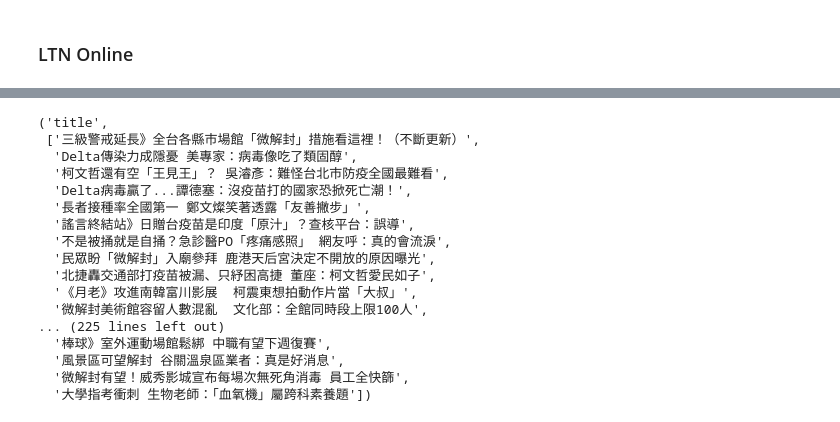
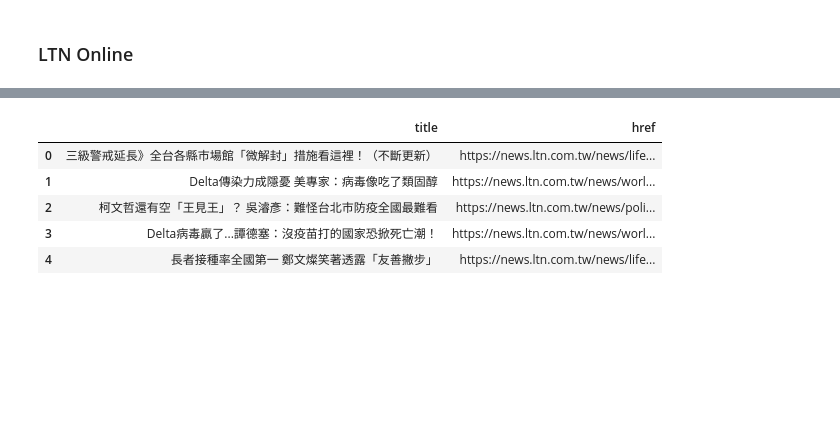
Before and after one commit to tynnie/PSS-TA, a Jupyter notebook: TA/AS05p_ibon_Scraper_suggested_solutions.ipynb, the cells around one changed output, grey strips where cells are left out. Cells and saved outputs as stored; diff of their text form; code cells hidden in the pictures; blank space fills up the shorter version.

```diff
--- a/TA/AS05p_ibon_Scraper_suggested_solutions.ipynb
+++ b/TA/AS05p_ibon_Scraper_suggested_solutions.ipynb
@@ -407,23 +407,12 @@ https://search.ltn.com.tw/list?keyword=疫情&start_time=20201201&end_time=20210
 https://search.ltn.com.tw/list?keyword=疫情&start_time=20201201&end_time=20210708&sort=date&type=all&page=11
 https://search.ltn.com.tw/list?keyword=疫情&start_time=20201201&end_time=20210708&sort=date&type=all&page=12
 (240, 2)
-# %%
-list(data_ltn.items())[0]
-# %% [output]
-('title',
- ['三級警戒延長》全台各縣市場館「微解封」措施看這裡！（不斷更新）',
-  'Delta傳染力成隱憂 美專家：病毒像吃了類固醇',
-  '柯文哲還有空「王見王」？ 吳濬彥：難怪台北市防疫全國最難看',
-  'Delta病毒贏了...譚德塞：沒疫苗打的國家恐掀死亡潮！',
-  '長者接種率全國第一 鄭文燦笑著透露「友善撇步」',
-  '謠言終結站》日贈台疫苗是印度「原汁」？查核平台：誤導',
-  '不是被捅就是自捅？急診醫PO「疼痛感照」 網友呼：真的會流淚',
-  '民眾盼「微解封」入廟參拜 鹿港天后宮決定不開放的原因曝光',
-  '北捷轟交通部打疫苗被漏、只紓困高捷 董座：柯文哲愛民如子',
-  '《月老》攻進南韓富川影展  柯震東想拍動作片當「大叔」',
-  '微解封美術館容留人數混亂  文化部：全館同時段上限100人',
-... (225 lines left out)
-  '棒球》室外運動場館鬆綁 中職有望下週復賽',
-  '風景區可望解封 谷關溫泉區業者：真是好消息',
-  '微解封有望！威秀影城宣布每場次無死角消毒 員工全快篩',
-  '大學指考衝刺 生物老師：「血氧機」屬跨科素養題'])
+# %%
+df_ltn.head(5)
+# %% [output]
+|  | title | href |
+| 0 | 三級警戒延長》全台各縣市場館「微解封」措施看這裡！（不斷更新） | https://news.ltn.com.tw/news/life... |
+| 1 | Delta傳染力成隱憂 美專家：病毒像吃了類固醇 | https://news.ltn.com.tw/news/worl... |
+| 2 | 柯文哲還有空「王見王」？ 吳濬彥：難怪台北市防疫全國最難看 | https://news.ltn.com.tw/news/poli... |
+| 3 | Delta病毒贏了...譚德塞：沒疫苗打的國家恐掀死亡潮！ | https://news.ltn.com.tw/news/worl... |
+| 4 | 長者接種率全國第一 鄭文燦笑著透露「友善撇步」 | https://news.ltn.com.tw/news/life... |
```
